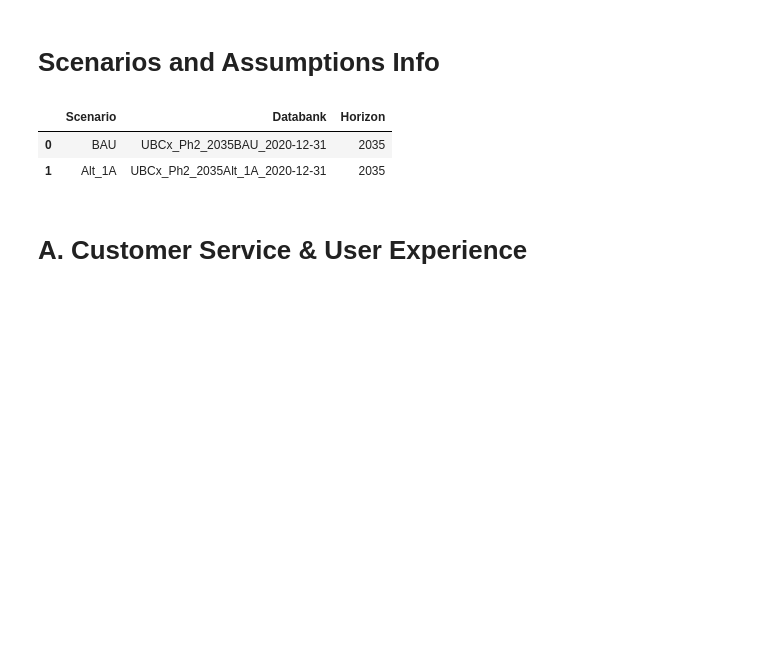
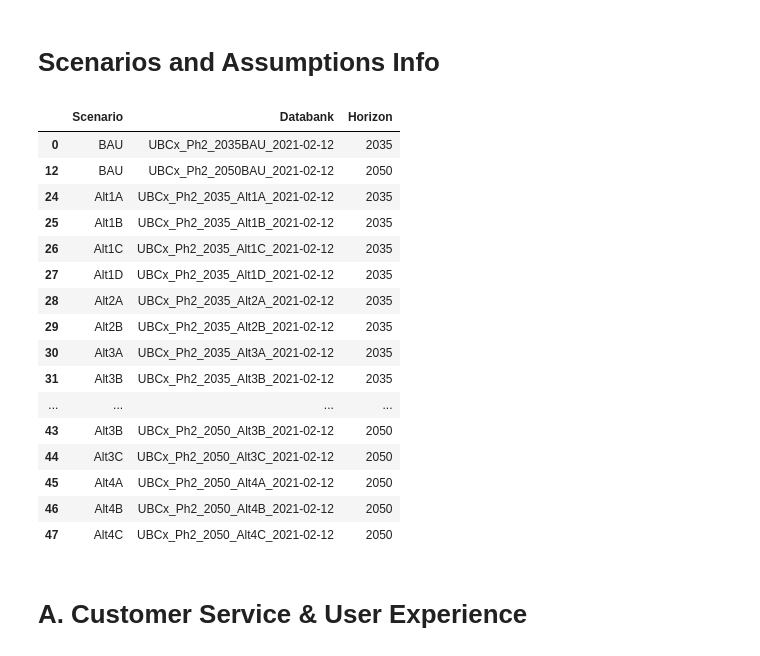
Before and after one commit to KristinaKwong/r2uPhase2, a Jupyter notebook: RTM/Scripts/MAE/MAE_Performance_Measures.ipynb, the cells around one changed output. Drawn from its saved outputs; the diff is of its cells as text; code cells hidden in the pictures; blank space fills up the shorter version.

Commit message:
update the scenario input csv files
for 2021-02-12 model runs
optimize open emmebank function

```diff
--- a/RTM/Scripts/MAE/MAE_Performance_Measures.ipynb
+++ b/RTM/Scripts/MAE/MAE_Performance_Measures.ipynb
@@ -74,20 +89,34 @@ class ListTable(list):
 # %%
 scenarios_input = pd.read_csv(os.path.join("..","EconomicAnalysis\EconomicAnalysisTool_Input.csv"))
 
 # load alternative databanks
 alternative_table = scenarios_input[["Alternative","Alternative Databank","Horizon"]]
 bau_table = pd.DataFrame()
 bau_table[["Alternative Databank","Horizon"]] = scenarios_input[["BAU Databank","Horizon"]]
 bau_table["Alternative"] = "BAU"
 scenarios_table = pd.DataFrame()
 scenarios_table[["Scenario","Databank","Horizon"]] = pd.concat([bau_table,alternative_table],
                                                                sort=False)[["Alternative","Alternative Databank","Horizon"]]
-scenarios_table = scenarios_table.reset_index(drop=True)
+scenarios_table = scenarios_table.reset_index(drop=True).drop_duplicates()
 scenarios_table
 # %% [output]
 |  | Scenario | Databank | Horizon |
-| 0 | BAU | UBCx_Ph2_2035BAU_2020-12-31 | 2035 |
-| 1 | Alt_1A | UBCx_Ph2_2035Alt_1A_2020-12-31 | 2035 |
+| 0 | BAU | UBCx_Ph2_2035BAU_2021-02-12 | 2035 |
+| 12 | BAU | UBCx_Ph2_2050BAU_2021-02-12 | 2050 |
+| 24 | Alt1A | UBCx_Ph2_2035_Alt1A_2021-02-12 | 2035 |
+| 25 | Alt1B | UBCx_Ph2_2035_Alt1B_2021-02-12 | 2035 |
+| 26 | Alt1C | UBCx_Ph2_2035_Alt1C_2021-02-12 | 2035 |
+| 27 | Alt1D | UBCx_Ph2_2035_Alt1D_2021-02-12 | 2035 |
+| 28 | Alt2A | UBCx_Ph2_2035_Alt2A_2021-02-12 | 2035 |
+| 29 | Alt2B | UBCx_Ph2_2035_Alt2B_2021-02-12 | 2035 |
+| 30 | Alt3A | UBCx_Ph2_2035_Alt3A_2021-02-12 | 2035 |
+| 31 | Alt3B | UBCx_Ph2_2035_Alt3B_2021-02-12 | 2035 |
+| ... | ... | ... | ... |
+| 43 | Alt3B | UBCx_Ph2_2050_Alt3B_2021-02-12 | 2050 |
+| 44 | Alt3C | UBCx_Ph2_2050_Alt3C_2021-02-12 | 2050 |
+| 45 | Alt4A | UBCx_Ph2_2050_Alt4A_2021-02-12 | 2050 |
+| 46 | Alt4B | UBCx_Ph2_2050_Alt4B_2021-02-12 | 2050 |
+| 47 | Alt4C | UBCx_Ph2_2050_Alt4C_2021-02-12 | 2050 |
 # %% [markdown]
 # A. Customer Service & User Experience
 # %% [markdown]
```
Also changed, not shown: parts of 12 cells of this notebook, 1 other file.
